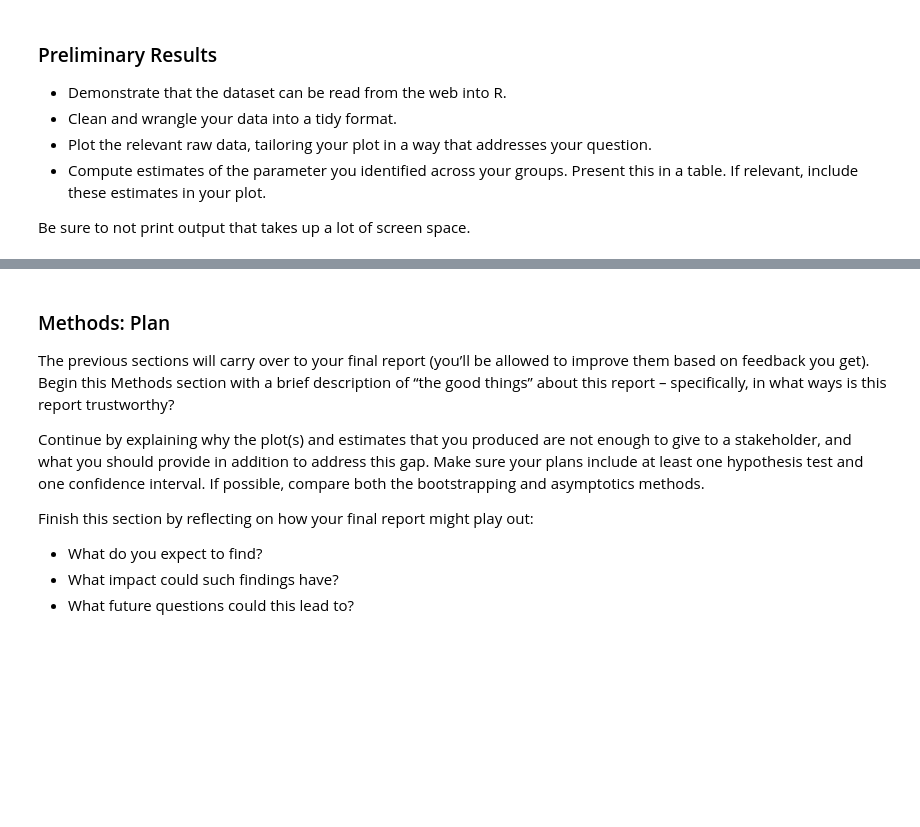
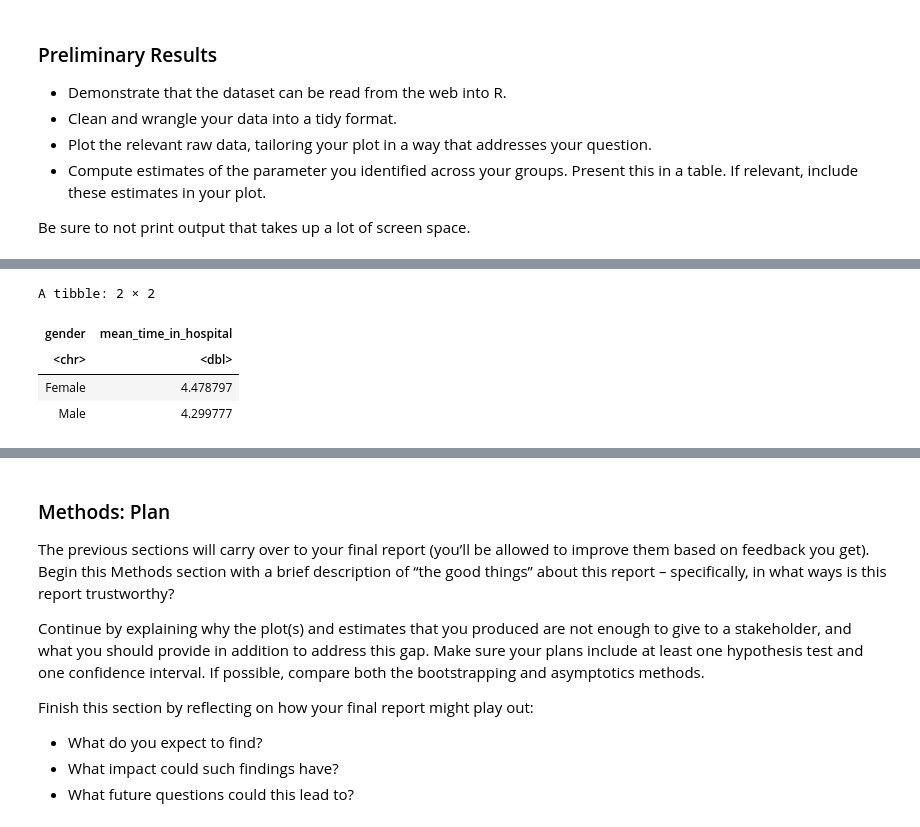
Before and after one commit to Yanjun0526/STAT201Project, a Jupyter notebook: Proposal.ipynb, the cells around one changed output, grey strips where cells are left out. Saved outputs shown, nothing was run; the diff lists cells and outputs as text; code cells hidden in the pictures; blank space fills up the shorter version.

```diff
--- a/Proposal.ipynb
+++ b/Proposal.ipynb
@@ -30,0 +67,10 @@ Be sure to not print output that takes up a lot of screen space.
+# %%
+diabetes_data |>
+    group_by(gender) |>
+    summarize(mean_time_in_hospital = mean(time_in_hospital))
+# %% [output]
+A tibble: 2 × 2
+| gender | mean_time_in_hospital |
+| <chr> | <dbl> |
+| Female | 4.478797 |
+| Male | 4.299777 |
```
Also changed, not shown: parts of 4 cells of this notebook.
